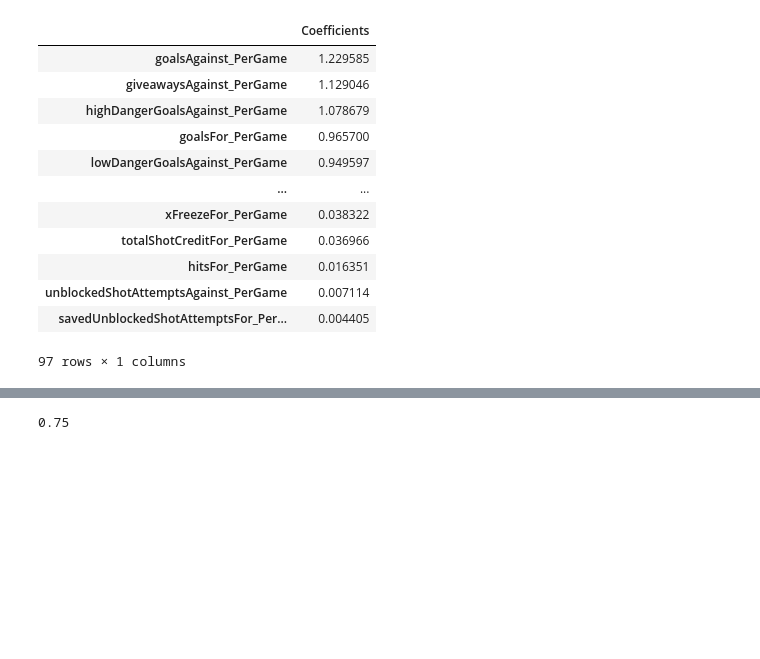
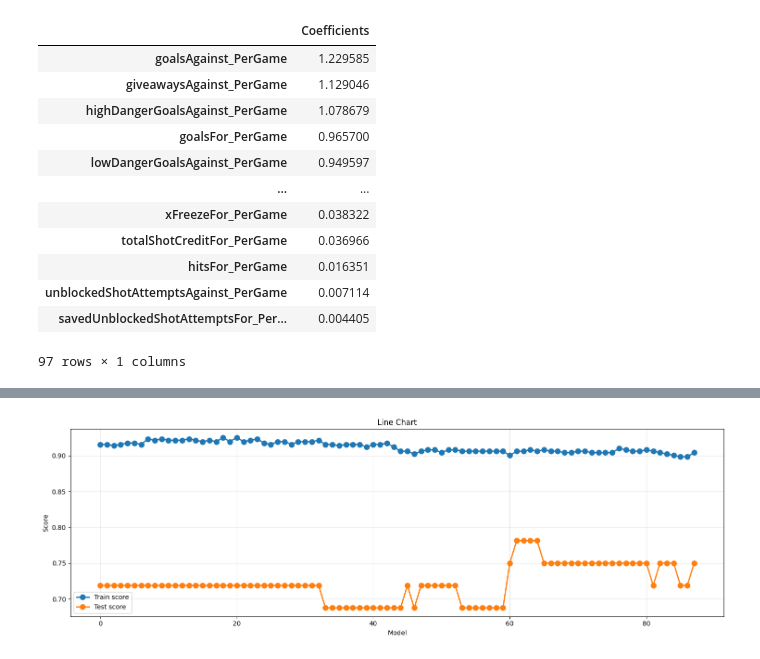
Before and after one commit to ricd99/nhl-test-2, a Jupyter notebook: real_final_model.ipynb, the cells around one changed output, grey strips where cells are left out. Cells and saved outputs as stored; diff of their text form; code cells hidden in the pictures; blank space fills up the shorter version.

Commit message:
model

```diff
--- a/real_final_model.ipynb
+++ b/real_final_model.ipynb
@@ -119,7 +120,10 @@ train_score = []
 test_score = []
 
 for f in range(97, 9, -1):
-    rfe = RFE(lr, n_features_to_select=98)
+    print(f)
+    rfe = RFE(lr, n_features_to_select=f)
     rfe.fit(X_train, y_train)
-    rfe.score(X_train, y_train)
-    rfe.score(X_test, y_test)
+
+    features.append(f)
+    train_score.append(rfe.score(X_train, y_train))
+    test_score.append(rfe.score(X_test, y_test))
@@ -144,0 +130,7 @@ KeyboardInterrupt:
+# %%
+results_df = pd.DataFrame({
+    "features": features,
+    "train_score": train_score,
+    "test_score": test_score
+})
+results_df
@@ -145,3 +151,14 @@ KeyboardInterrupt:
 # %%
+fig, ax = plt.subplots(figsize=(15, 5))
+ax.plot(results_df.index, results_df['train_score'], marker='o', linewidth=2, markersize=8, label='Train score')
+ax.plot(results_df.index, results_df['test_score'], marker='o', linewidth=2, markersize=8, label='Test score')
+ax.set_xlabel('Model')
+ax.set_ylabel('Score')
+ax.set_title('Line Chart')
+ax.legend()
+ax.grid(alpha=0.3)
+
+plt.tight_layout()
+plt.show()
 # %% [output]
-0.75
+[figure, added]
```
Also changed, not shown: parts of 3 cells of this notebook.
